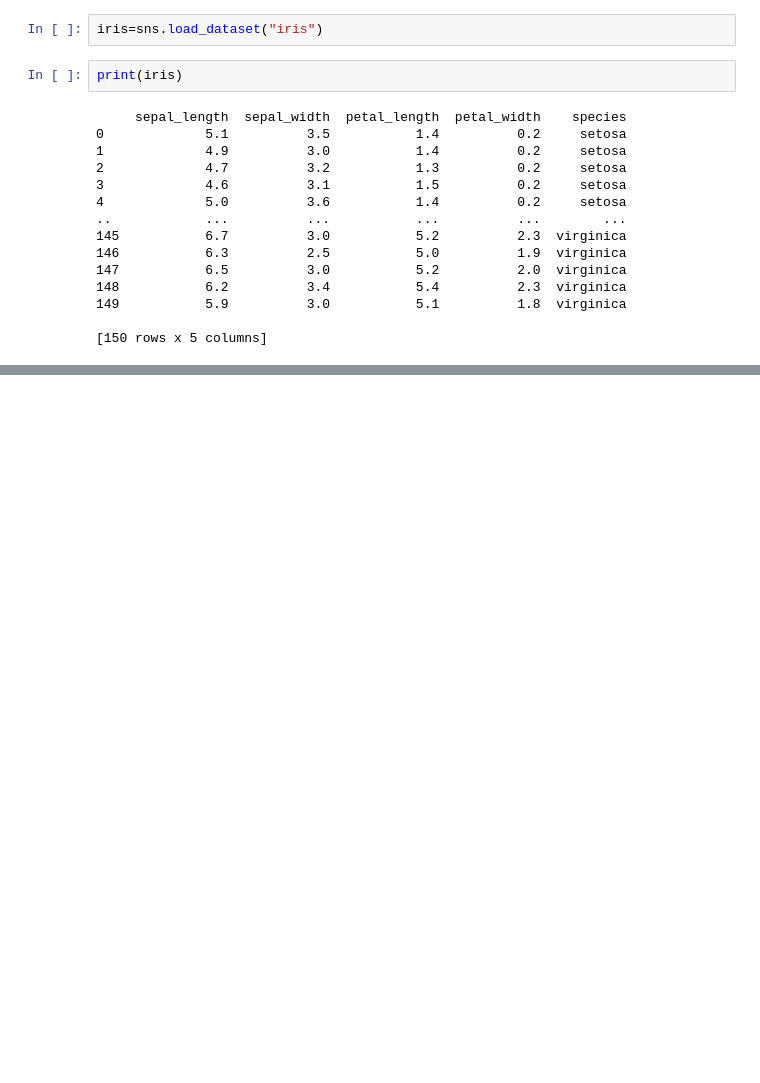
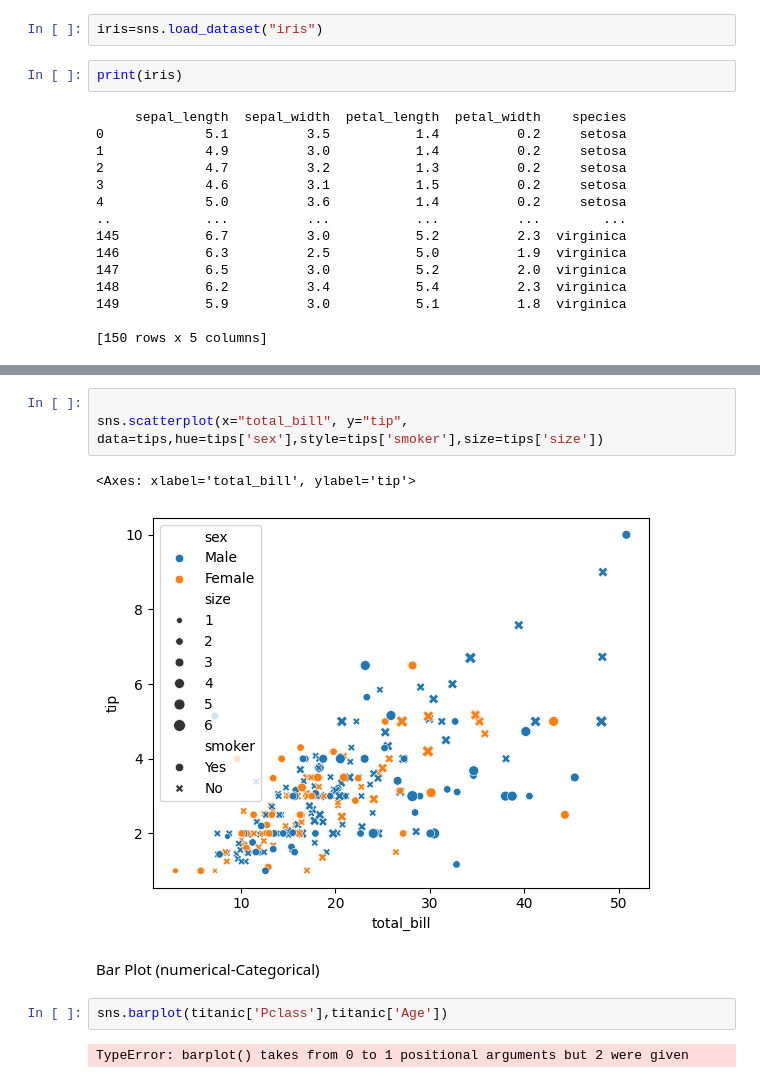
Before and after one commit to RAHUL573769/Machine-Learning-6months-Challenge, a Jupyter notebook: CampusX/CampusX Data Science Mentorship Program/Day-21/Day-21-Imp/Untitled.ipynb, the cells around one changed output, grey strips where cells are left out. Drawn from its saved outputs; the diff is of its cells as text; blank space fills up the shorter version.

```diff
--- a/CampusX/CampusX Data Science Mentorship Program/Day-21/Day-21-Imp/Untitled.ipynb
+++ b/CampusX/CampusX Data Science Mentorship Program/Day-21/Day-21-Imp/Untitled.ipynb
@@ -63,0 +105,12 @@ print(iris)
+# %%
+
+sns.scatterplot(x="total_bill", y="tip", data=tips,hue=tips['sex'],style=tips['smoker'],size=tips['size'])
+# %% [output]
+<Axes: xlabel='total_bill', ylabel='tip'>
+[figure, added]
+# %% [markdown]
+Bar Plot (numerical-Categorical)
+# %%
+sns.barplot(titanic['Pclass'],titanic['Age'])
+# %% [output]
+TypeError: barplot() takes from 0 to 1 positional arguments but 2 were given
```
Also changed, not shown: parts of 42 cells of this notebook, 1 other file.
